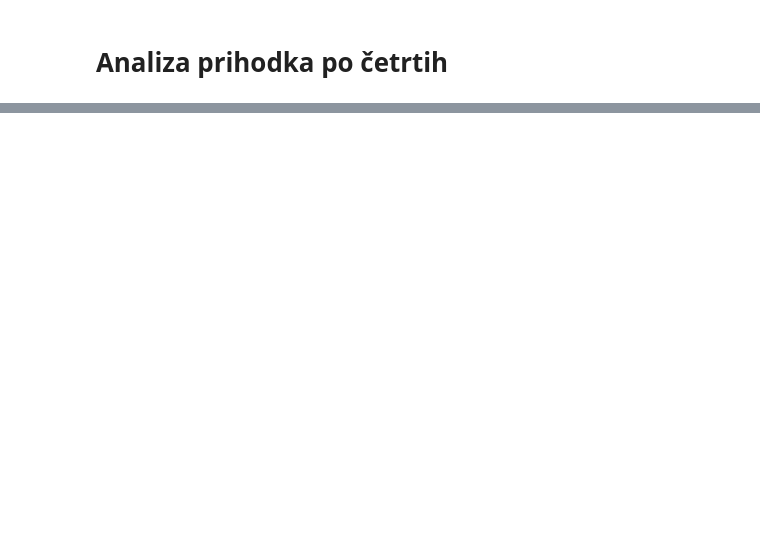
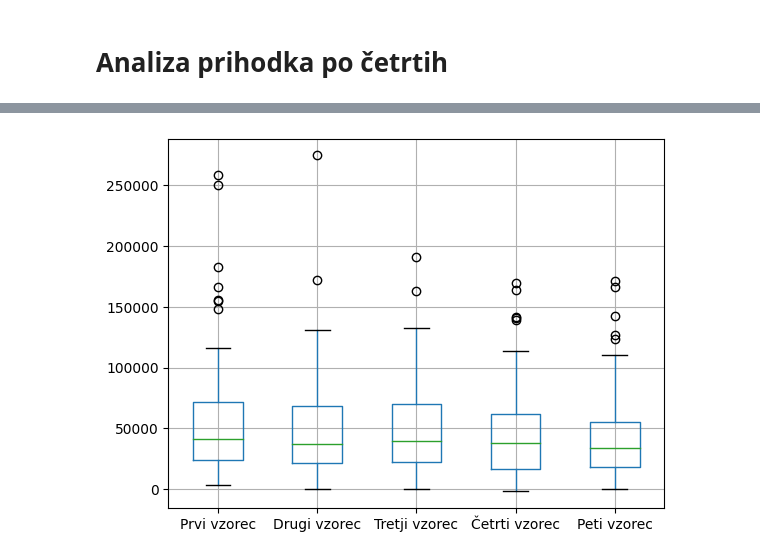
Before and after one commit to MartinZust123/Analysis-of-data-about-Kibergrad, a Jupyter notebook: Priloge/Kibergrad_analiza.ipynb, the cells around one changed output, grey strips where cells are left out. Saved outputs shown, nothing was run; the diff lists cells and outputs as text; code cells hidden in the pictures; blank space fills up the shorter version.

```diff
--- a/Priloge/Kibergrad_analiza.ipynb
+++ b/Priloge/Kibergrad_analiza.ipynb
@@ -319,0 +333,3 @@ df_srecen.describe()
+# %%
+filter1 = (df["CETRT"] == 1)
+prva_cetrt = df[filter1]
@@ -319,0 +367,16 @@ df_srecen.describe()
+# %%
+severna2 = prva_cetrt.sample(100)
+severna3 = prva_cetrt.sample(100)
+severna4 = prva_cetrt.sample(100)
+severna5 = prva_cetrt.sample(100)
+# %%
+podtabela1 = pd.DataFrame({"Prvi vzorec": vzorec1["DOHODEK"].tolist(),
+"Drugi vzorec": severna2["DOHODEK"].tolist(),
+"Tretji vzorec": severna3["DOHODEK"].tolist(),
+"Četrti vzorec": severna4["DOHODEK"].tolist(),
+"Peti vzorec": severna5["DOHODEK"].tolist()})
+
+graf2 = podtabela1.boxplot(column=["Prvi vzorec", "Drugi vzorec", "Tretji vzorec", "Četrti vzorec", "Peti vzorec"])
+plt.show()
+# %% [output]
+[figure, added]
```
Also changed, not shown: parts of 10 cells of this notebook.
